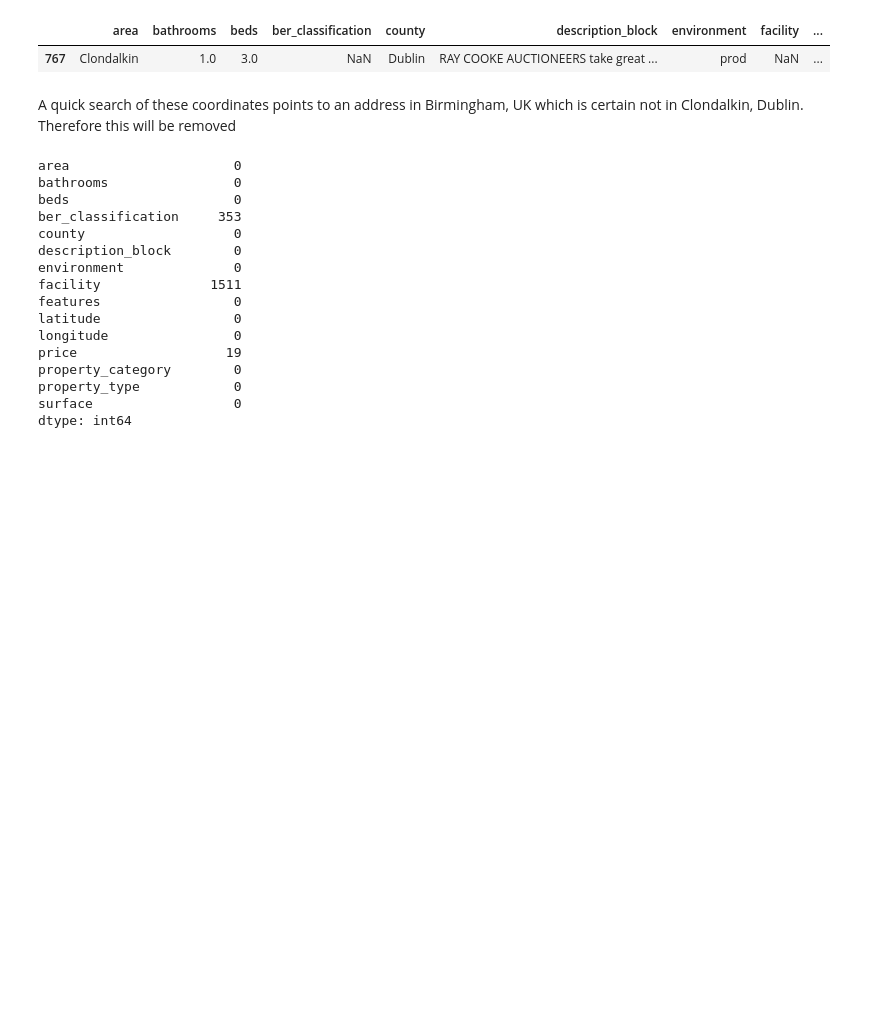
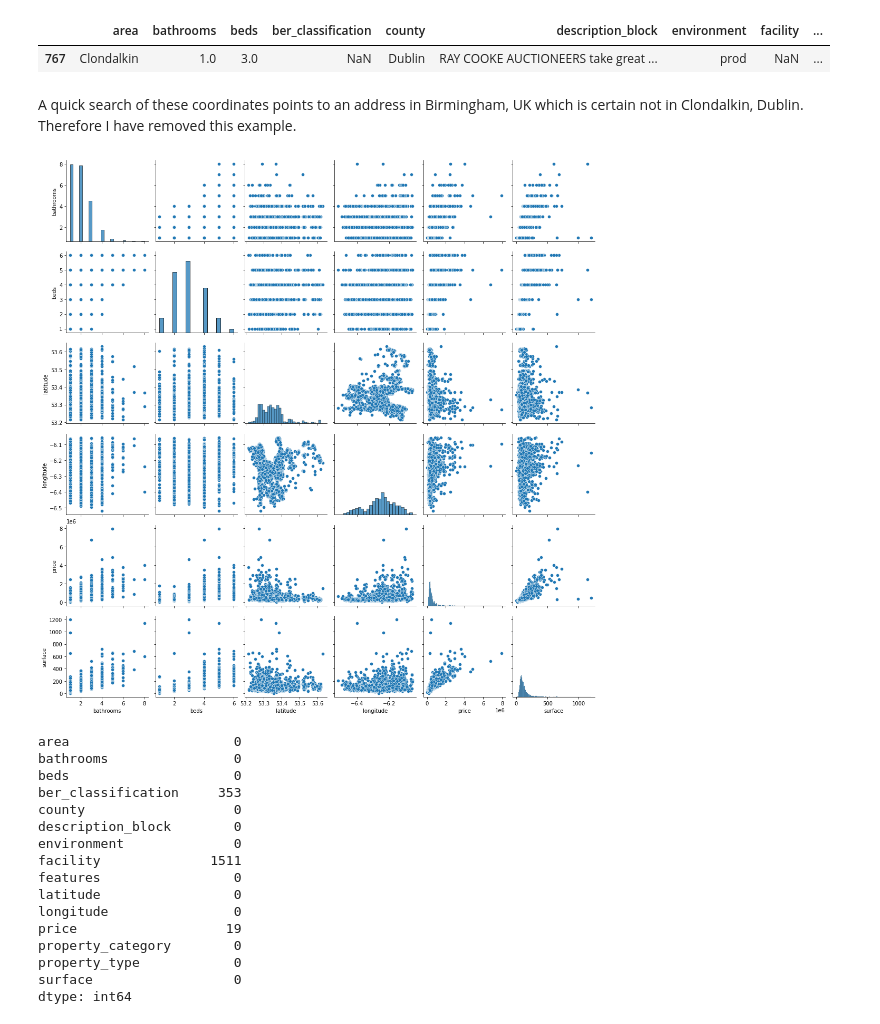
Before and after one commit to barrytl/ET5003_SEM1_2021-2, a Jupyter notebook: Week-3/ET5003_Etivity2_BarryLawton_20197772.ipynb, the cells around one changed output. Saved outputs shown, nothing was run; the diff lists cells and outputs as text; code cells hidden in the pictures; blank space fills up the shorter version.

```diff
--- a/Week-3/ET5003_Etivity2_BarryLawton_20197772.ipynb
+++ b/Week-3/ET5003_Etivity2_BarryLawton_20197772.ipynb
@@ -302,12 +295,14 @@ df_train[(df_train.longitude >-6) ]
 |  | area | bathrooms | beds | ber_classification | county | description_block | environment | facility | ... |
 | 767 | Clondalkin | 1.0 | 3.0 | NaN | Dublin | RAY COOKE AUCTIONEERS take great ... | prod | NaN | ... |
 # %% [markdown]
-A quick search of these coordinates points to an address in Birmingham, UK which is certain not in Clondalkin, Dublin. Therefore this will be removed
+A quick search of these coordinates points to an address in Birmingham, UK which is certain not in Clondalkin, Dublin. Therefore I have removed this example.
 # %%
 df_train.drop(index=767,axis=1,inplace=True)
 # %%
-#sns.pairplot(df_train)
-#plt.show()
+sns.pairplot(df_train)
+plt.show()
+# %% [output]
+[figure, added]
 # %%
 df_train.isna().sum()
 # %% [output]
```
Also changed, not shown: parts of 11 cells of this notebook.
